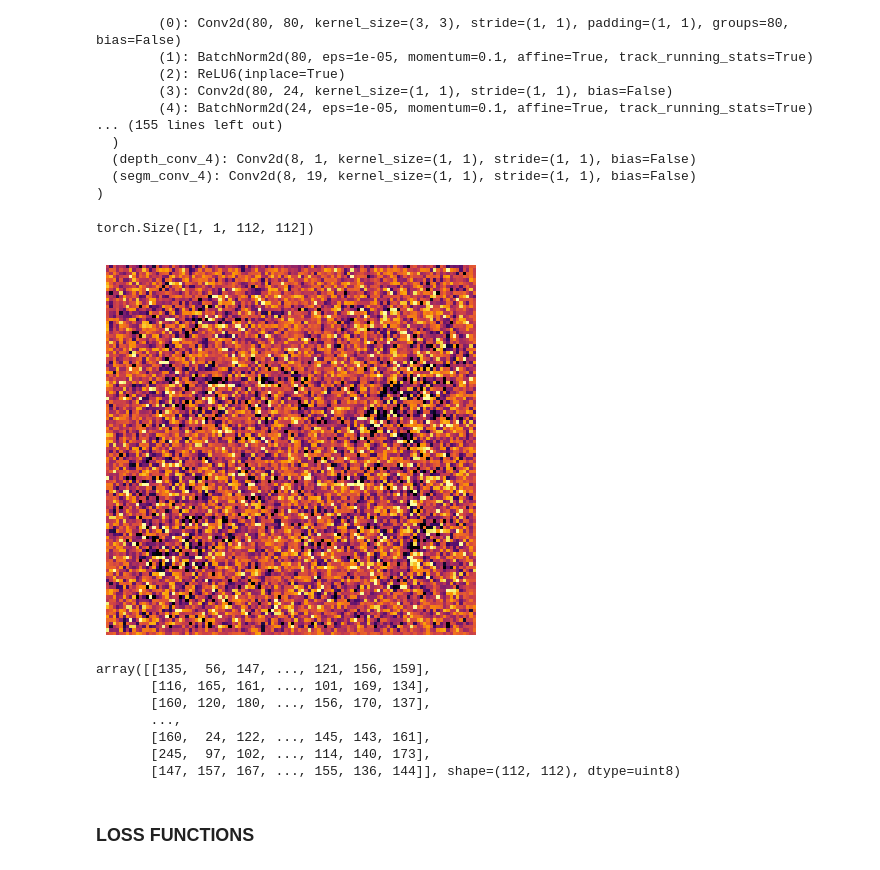
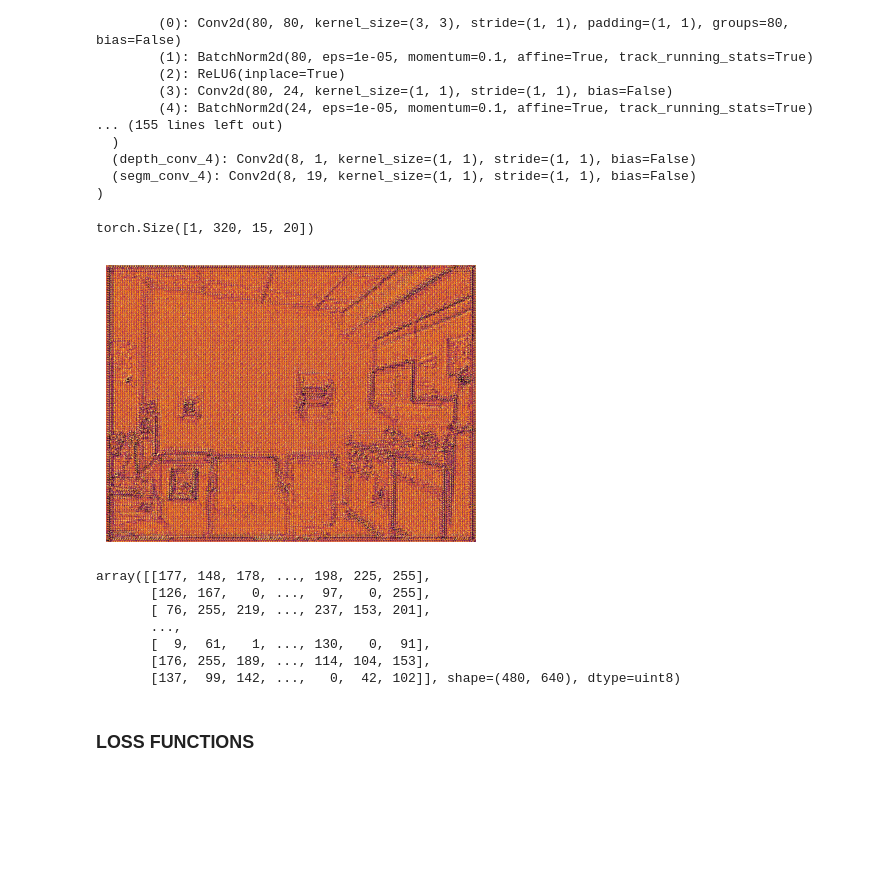
Before and after one commit to Utsab-2010/Depth-Estimation-Task, a Jupyter notebook: mobilenetv2.pytorch/test.ipynb, the cells around one changed output. Drawn from its saved outputs; the diff is of its cells as text; code cells hidden in the pictures; blank space fills up the shorter version.

Commit message:
image contanation done successfully and works. Also checked the network, it seems to be compatible for images of all resolutions.

```diff
--- a/mobilenetv2.pytorch/test.ipynb
+++ b/mobilenetv2.pytorch/test.ipynb
@@ -253,7 +235,7 @@ class PixelShuffleX2(nn.Module):
         return x
 # %%
 class Decoder(nn.Module):
-    def __init__(self, in_channels, out_channels):
+    def __init__(self):
         super(Decoder, self).__init__()
         pixel = PixelShuffleX2
         bottleneck = InvertedResidual
@@ -270,7 +252,7 @@ class Decoder(nn.Module):
 
         self.layer2 = nn.Sequential(
             pixel(2),
-            bottleneck(6, 16, stride=1, expand_ratio=3),
+            bottleneck(30, 16, stride=1, expand_ratio=3),
             bottleneck(16, 16, stride=1, expand_ratio=6),
             bottleneck(16, 16, stride=1, expand_ratio=6)
         )
@@ -280,7 +262,7 @@ class Decoder(nn.Module):
 
         self.layer3 = nn.Sequential(
             pixel(2),
-            bottleneck(4, 8, stride=1, expand_ratio=6),
+            bottleneck(12, 8, stride=1, expand_ratio=6),
             bottleneck(8, 8, stride=1, expand_ratio=6),
             bottleneck(8, 8, stride=1, expand_ratio=6)
         )
@@ -288,35 +270,38 @@ class Decoder(nn.Module):
         self.segm_conv_3 = nn.Conv2d(8, 19, kernel_size=1,bias=False)
 
         self.layer4 = nn.Sequential(
-            pixel(2),
-                bottleneck(2, 8, stride=1, expand_ratio=6),
-                bottleneck(8, 8, stride=1, expand_ratio=6)
+            pixel(4),
+            bottleneck(2, 8, stride=1, expand_ratio=6),
+            bottleneck(8, 8, stride=1, expand_ratio=6)
         )
         self.depth_conv_4 = nn.Conv2d(8, 1,kernel_size=1,bias=False)
         self.segm_conv_4 = nn.Conv2d(8, 19, kernel_size=1,bias=False)
 
-    def forward(self, x):
+    def forward(self, x, skips):
         depth_imgs=[]
         segm_imgs=[]
         out1 = self.layer1(x)
         depth_imgs.append(self.depth_conv_1(out1))
         segm_imgs.append(F.softmax(self.segm_conv_1(out1), dim=1))
 
+        out1 = torch.cat((out1, skips[4]), dim=1)  # Skip connection
         out2 = self.layer2(out1)
         depth_imgs.append(self.depth_conv_2(out2))
         segm_imgs.append(F.softmax(self.segm_conv_2(out2), dim=1))
 
+        out2 = torch.cat((out2, skips[2]), dim=1)  # Skip connection
         out3 = self.layer3(out2)
         depth_imgs.append(self.depth_conv_3(out3))
         segm_imgs.append(F.softmax(self.segm_conv_3(out3), dim=1))
 
+        out3 = torch.cat((out3, skips[1]), dim=1)  # Skip connection
         out4 = self.layer4(out3)
         depth_imgs.append(self.depth_conv_4(out4))
         segm_imgs.append(F.softmax(self.segm_conv_4(out4), dim=1))
 
         return depth_imgs, segm_imgs, out4
 # %%
-Decoder_block = Decoder(in_channels=320,out_channels=8)
+Decoder_block = Decoder()
 Decoder_block.to(device)
 # %% [output]
 Decoder(
@@ -336,12 +321,12 @@ Decoder(
   (depth_conv_4): Conv2d(8, 1, kernel_size=(1, 1), stride=(1, 1), bias=False)
   (segm_conv_4): Conv2d(8, 19, kernel_size=(1, 1), stride=(1, 1), bias=False)
 )
+# %%
+output[0].shape
+# %% [output]
+torch.Size([1, 320, 15, 20])
 # %%
-output = Decoder_block(output[1][6])
+dec_out = Decoder_block(output[0],output[1])
-# %%
-output[0][3].shape
-# %% [output]
-torch.Size([1, 1, 112, 112])
 # %%
 def depth_to_display(depth_1x1HW: torch.Tensor, cmap='inferno'):
     # depth_1x1HW: (1,1,H,W)
@@ -368,15 +353,15 @@ def depth_to_display(depth_1x1HW: torch.Tensor, cmap='inferno'):
 
     return gray_u8  # HxW uint8
 # %%
-depth_to_display(output[0][3])  # (1,1,H,W)
+depth_to_display(dec_out[0][3])  # (1,1,H,W)
 # %% [output]
-[figure, old version]
+[figure, new version]
-array([[135,  56, 147, ..., 121, 156, 159],
-       [116, 165, 161, ..., 101, 169, 134],
-       [160, 120, 180, ..., 156, 170, 137],
+array([[177, 148, 178, ..., 198, 225, 255],
+       [126, 167,   0, ...,  97,   0, 255],
+       [ 76, 255, 219, ..., 237, 153, 201],
        ...,
-       [160,  24, 122, ..., 145, 143, 161],
-       [245,  97, 102, ..., 114, 140, 173],
-       [147, 157, 167, ..., 155, 136, 144]], shape=(112, 112), dtype=uint8)
+       [  9,  61,   1, ..., 130,   0,  91],
+       [176, 255, 189, ..., 114, 104, 153],
+       [137,  99, 142, ...,   0,  42, 102]], shape=(480, 640), dtype=uint8)
 # %% [markdown]
 ### LOSS FUNCTIONS
```
Also changed, not shown: parts of 9 cells of this notebook, 1 other file.
